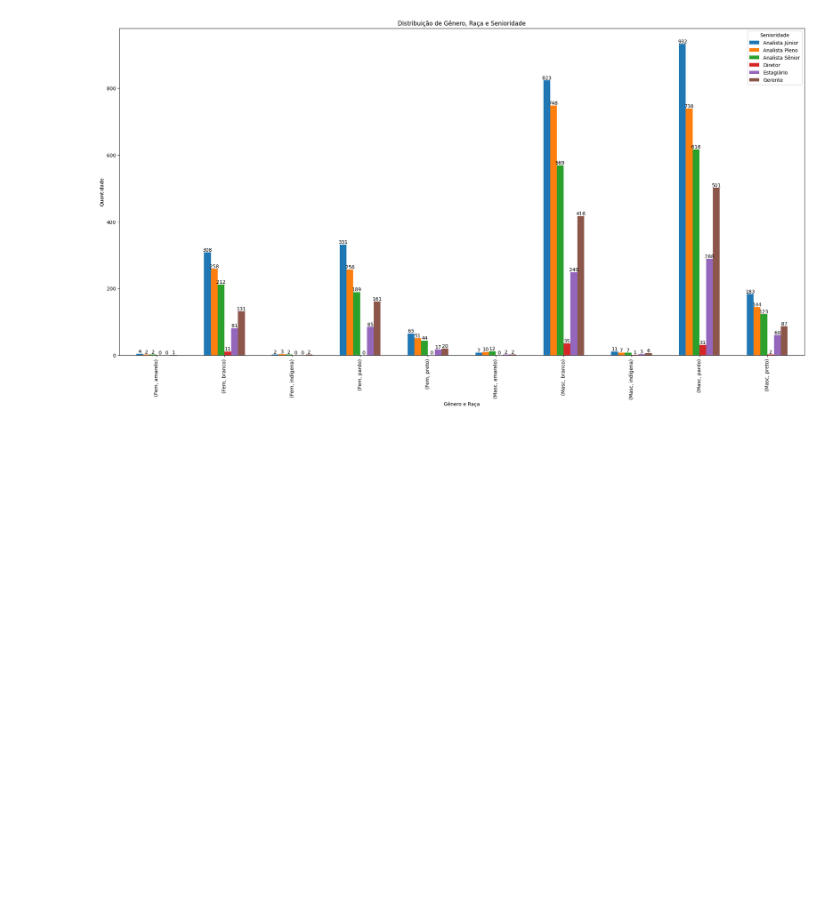
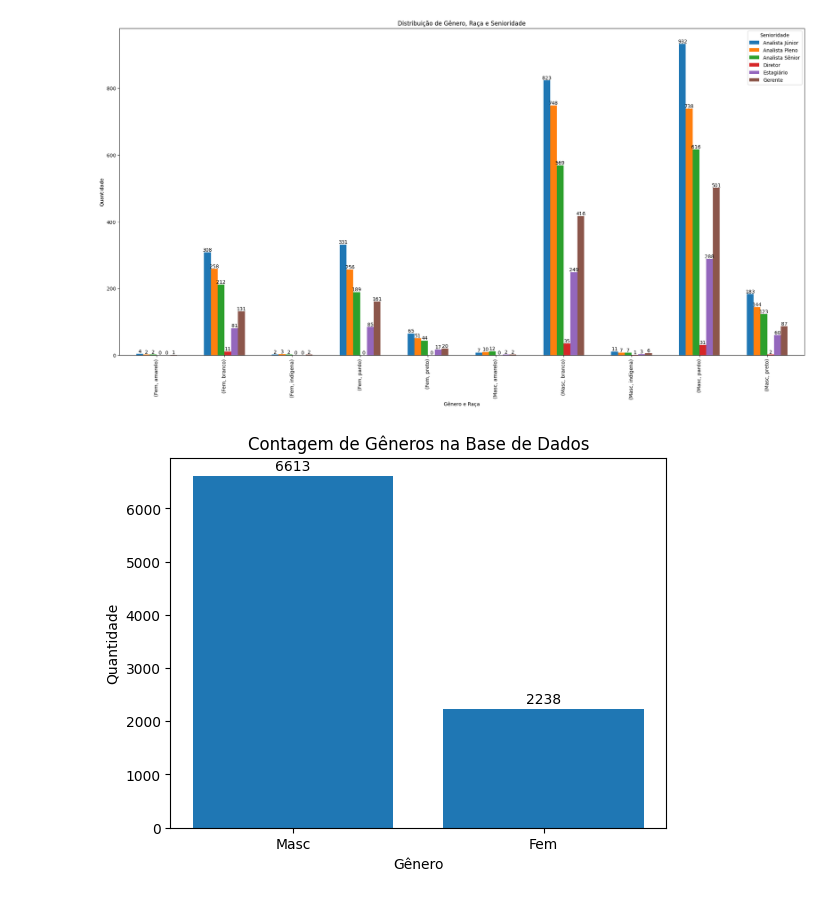
Before and after one commit to antoniosscd/Desafio_Hackathon_Ada, a Jupyter notebook: adahack-etl (1).ipynb, the cells around one changed output. Cells and saved outputs as stored; diff of their text form; code cells hidden in the pictures; blank space fills up the shorter version.

```diff
--- a/adahack-etl (1).ipynb
+++ b/adahack-etl (1).ipynb
@@ -707,3 +705,23 @@ for i in ax.patches:
 plt.show()
 # %% [output]
 [figure]
+# %%
+contagem_genero = base_dados['Genero'].value_counts()
+contagem_genero = contagem_genero.reindex(['Masc', 'Fem'])
+
+# Crie um gráfico de barras
+plt.bar(contagem_genero.index, contagem_genero.values)
+
+# Adicione rótulos e título
+plt.xlabel('Gênero')
+plt.ylabel('Quantidade')
+plt.title('Contagem de Gêneros na Base de Dados')
+
+# Adicione os rótulos das barras
+for i, value in enumerate(contagem_genero.values):
+    plt.text(i, value + 50, str(value), ha='center', va='bottom')
+
+# Exiba o gráfico
+plt.show()
+# %% [output]
+[figure, added]
```
Also changed, not shown: parts of 9 cells of this notebook, 2 other files.
